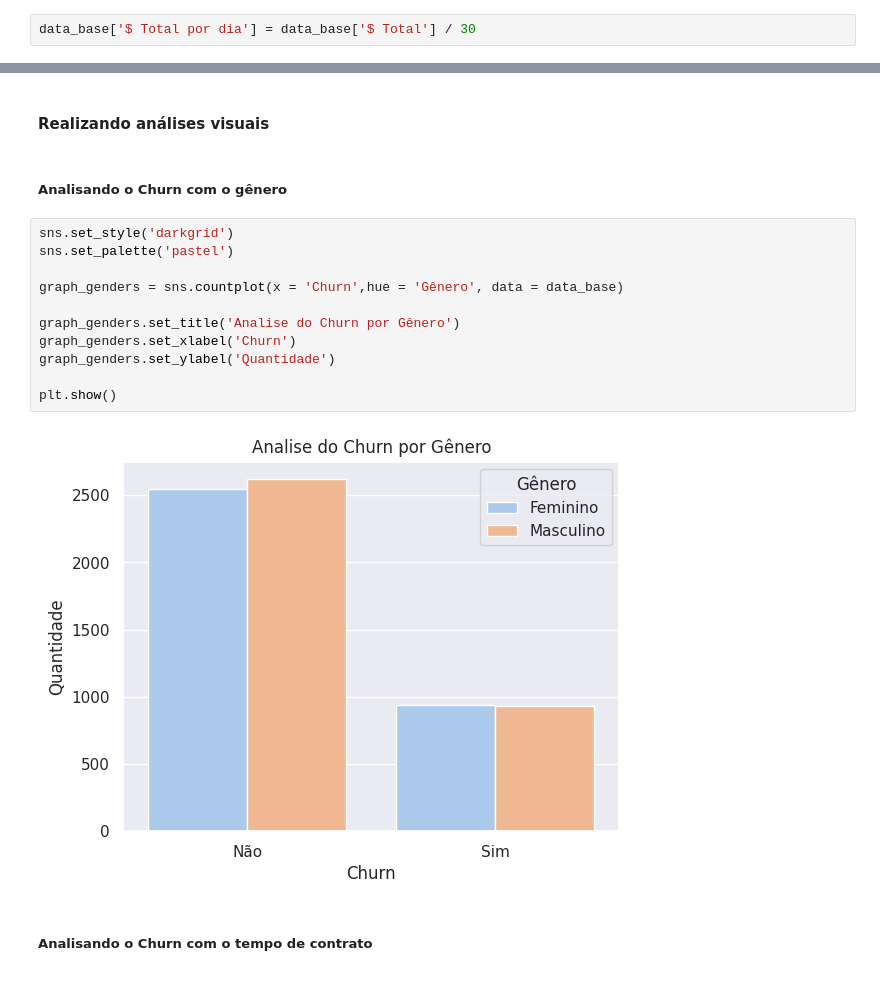
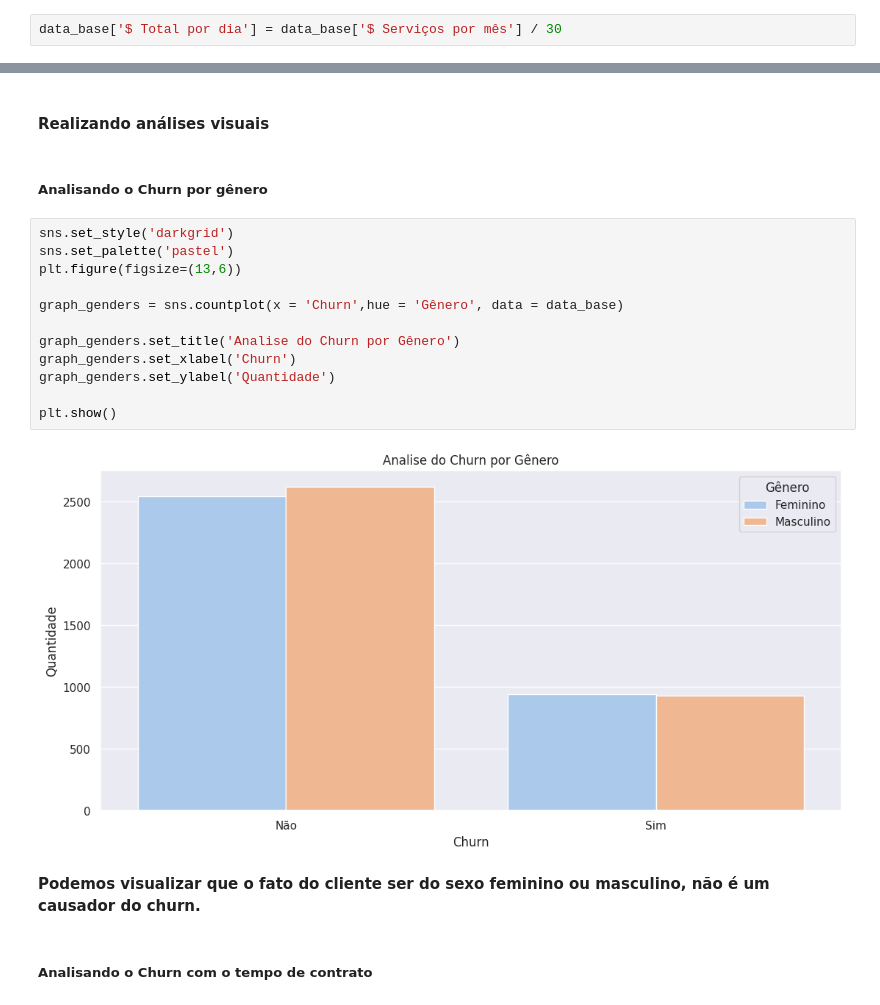
Before and after one commit to Brenno-Kenji/Churn-Rate, a Jupyter notebook: churn_rate.ipynb, the cells around one changed output, grey strips where cells are left out. Drawn from its saved outputs; the diff is of its cells as text.

```diff
--- a/churn_rate.ipynb
+++ b/churn_rate.ipynb
@@ -378,7 +378,7 @@ print(f'O numero de linhas e colunas na tabela é de {lines} linhas e {columns}
 O numero de dados nulos na base de dados é de 0 dados.
 O numero de linhas e colunas na tabela é de 7267 linhas e 21 colunas.
 # %%
-data_base['$ Total por dia'] = data_base['$ Total'] / 30
+data_base['$ Total por dia'] = data_base['$ Serviços por mês'] / 30
 # %%
 data_base['$ Total por dia'] = round(data_base['$ Total por dia'], 2)
 # %%
@@ -398,20 +398,23 @@ data_base.head()
 # %% [markdown]
 #### Realizando análises visuais
 # %% [markdown]
-##### Analisando o Churn com o gênero
+##### Analisando o Churn por gênero
 # %%
 sns.set_style('darkgrid')
 sns.set_palette('pastel')
+plt.figure(figsize=(13,6))
 
 graph_genders = sns.countplot(x = 'Churn',hue = 'Gênero', data = data_base)
 
 graph_genders.set_title('Analise do Churn por Gênero')
 graph_genders.set_xlabel('Churn')
 graph_genders.set_ylabel('Quantidade')
 
 plt.show()
 # %% [output]
-[figure, old version]
+[figure, new version]
+# %% [markdown]
+**Podemos visualizar que o fato do cliente ser do sexo feminino ou masculino, não é um causador do churn.**
 # %% [markdown]
 ##### Analisando o Churn com o tempo de contrato
 # %%
```
Also changed, not shown: parts of 14 cells of this notebook.
